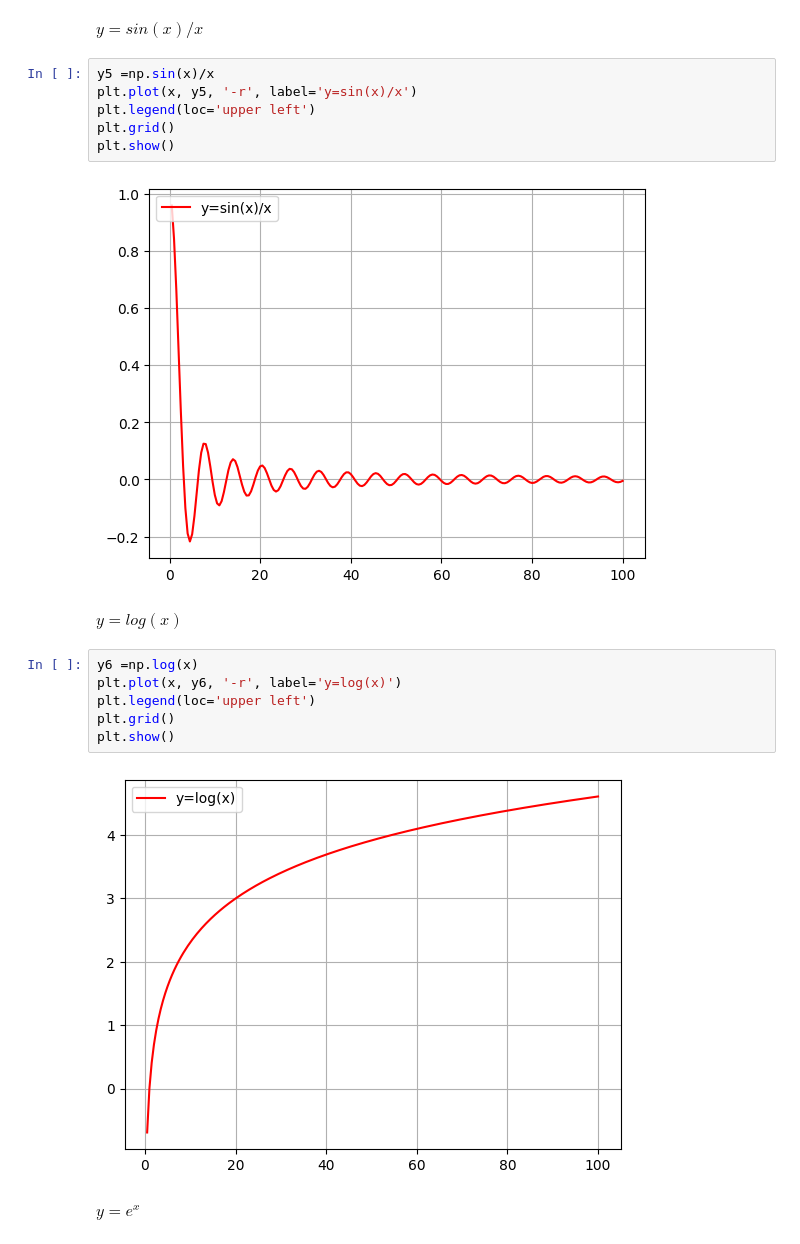
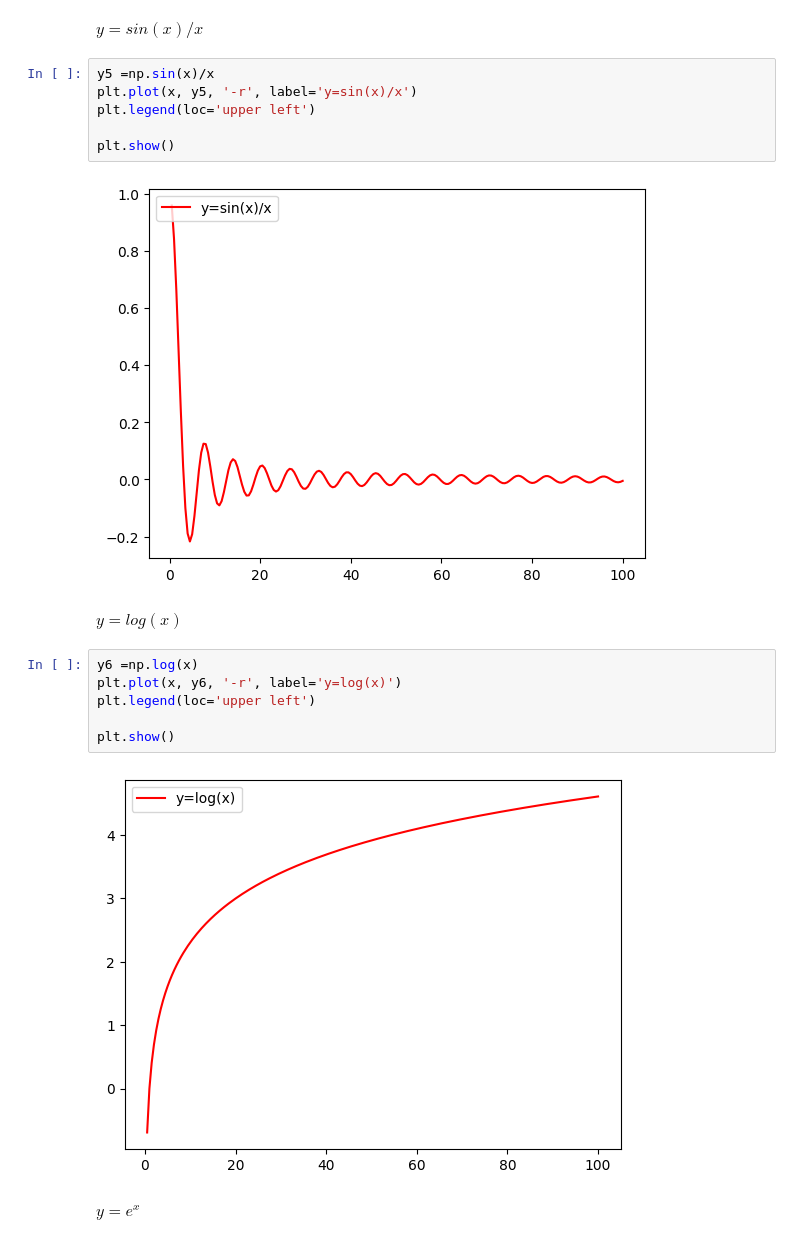
Before and after one commit to HrishikeshCP/ML24, a Jupyter notebook: pre_req_exam.ipynb, the cells around one changed output. Cells and saved outputs as stored; diff of their text form.

```diff
--- a/pre_req_exam.ipynb
+++ b/pre_req_exam.ipynb
@@ -370,21 +379,21 @@ $y=sin(x)/x$
 # %%
 y5 =np.sin(x)/x
 plt.plot(x, y5, '-r', label='y=sin(x)/x')
 plt.legend(loc='upper left')
-plt.grid()
+
 plt.show()
 # %% [output]
-[figure, old version]
+[figure, new version]
 # %% [markdown]
 $y=log(x)$
 # %%
 y6 =np.log(x)
 plt.plot(x, y6, '-r', label='y=log(x)')
 plt.legend(loc='upper left')
-plt.grid()
+
 plt.show()
 # %% [output]
-[figure, old version]
+[figure, new version]
 # %% [markdown]
 $y=e^x$
 # %%
```
Also changed, not shown: parts of 10 cells of this notebook.
